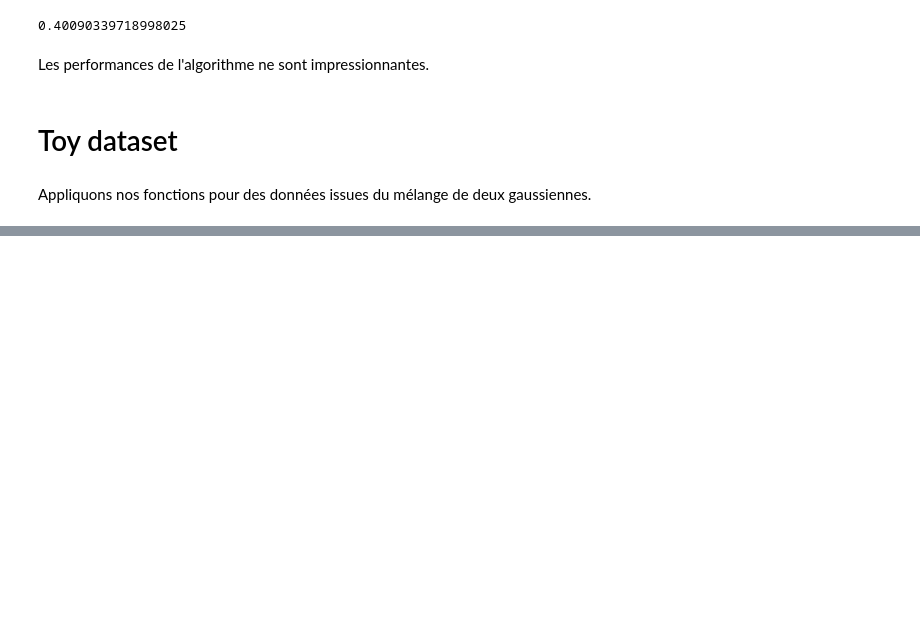
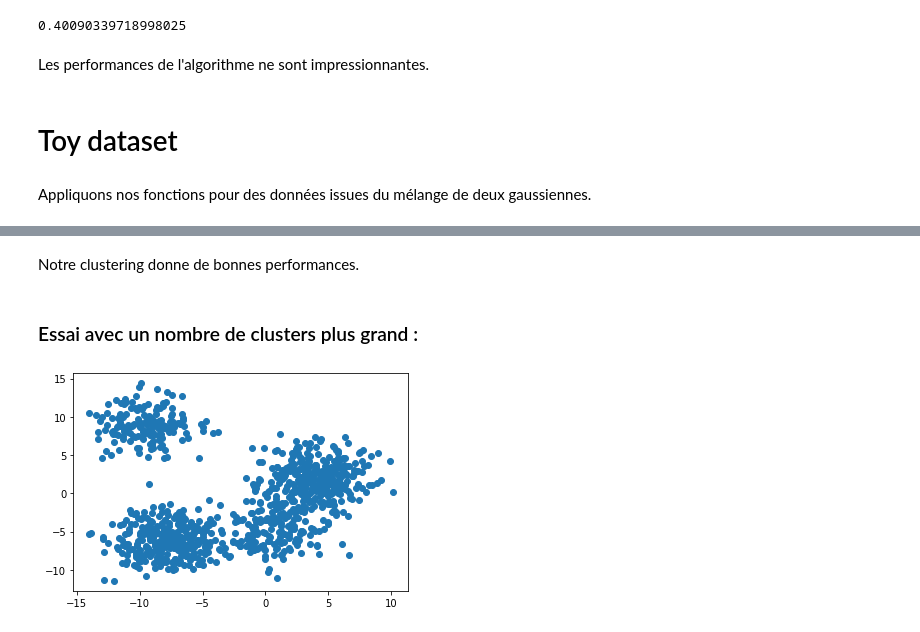
Before and after one commit to ZiyadOulhaj/Kernel-methods-for-single-cell, a Jupyter notebook: Applications/Kernel RNAseq.ipynb, the cells around one changed output, grey strips where cells are left out. Saved outputs shown, nothing was run; the diff lists cells and outputs as text; code cells hidden in the pictures; blank space fills up the shorter version.

```diff
--- a/Applications/Kernel RNAseq.ipynb
+++ b/Applications/Kernel RNAseq.ipynb
@@ -324,0 +379,10 @@ dataset=make_blobs(n_samples=1000,n_features=20000,centers=2,cluster_std=2)
+# %% [markdown]
+Notre clustering donne de bonnes performances.
+# %% [markdown]
+### Essai avec un nombre de clusters plus grand :
+# %%
+dataset,labels=make_blobs(n_samples=1000,n_features=20000,centers=6,cluster_std=2)
+
+plt.scatter(dataset[:,0],dataset[:,1]);
+# %% [output]
+[figure, added]
```
Also changed, not shown: parts of 36 cells of this notebook, 1 other file.
